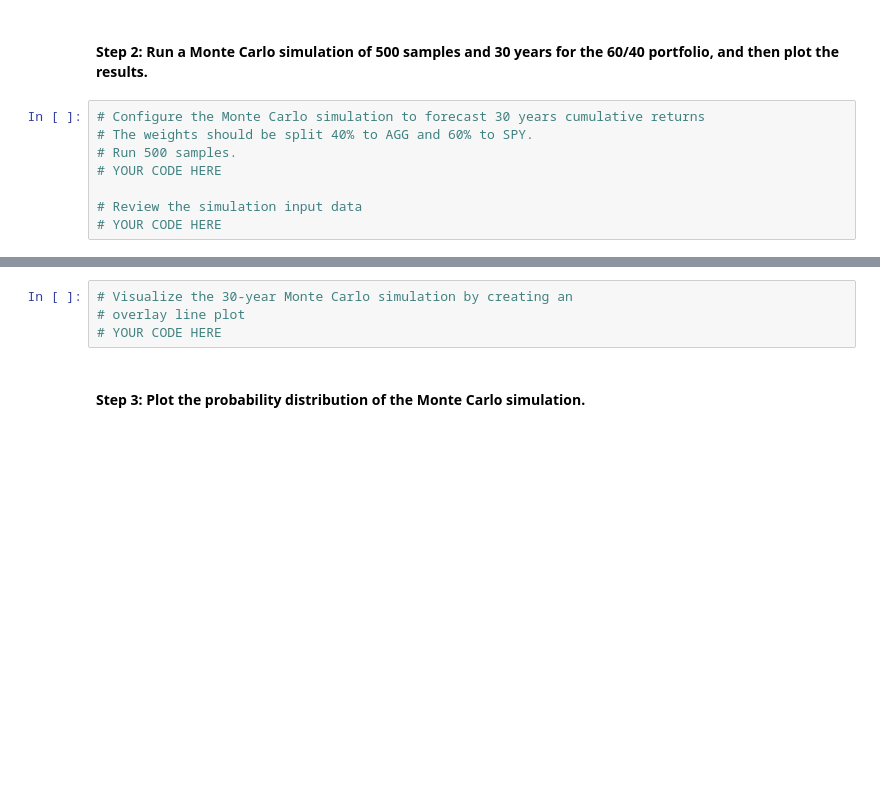
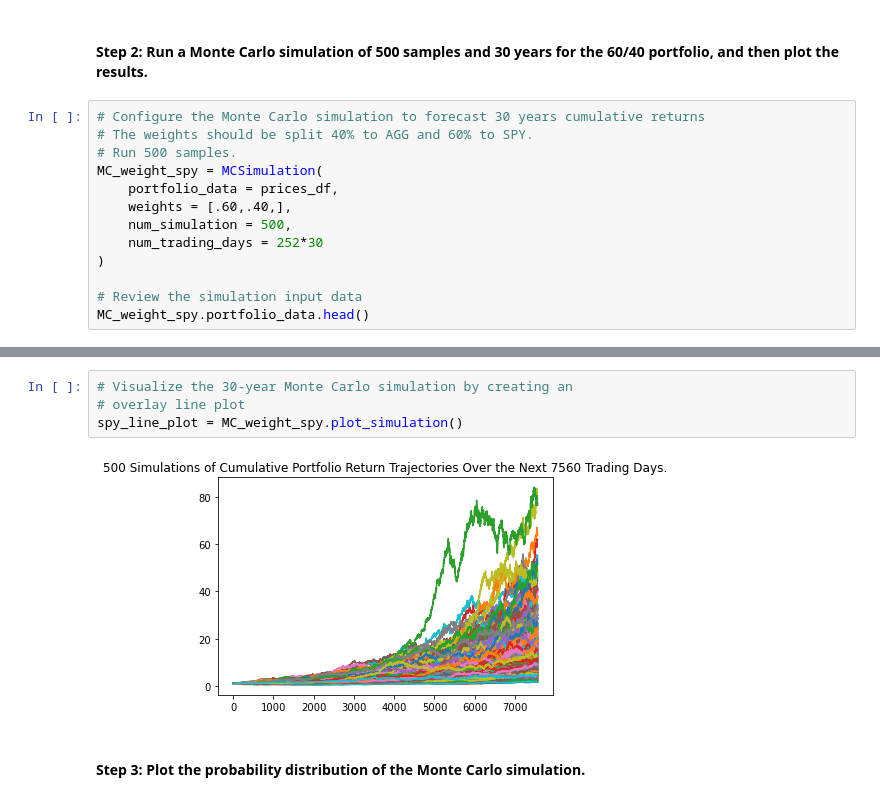
Before and after one commit to jgrichardson/emergency_and_retirement, a Jupyter notebook: financial_planning_tools.ipynb, the cells around one changed output, grey strips where cells are left out. Saved outputs shown, nothing was run; the diff lists cells and outputs as text; blank space fills up the shorter version.

Commit message:
Add 30 year monte carlo simulation analysis for retirement

```diff
--- a/financial_planning_tools.ipynb
+++ b/financial_planning_tools.ipynb
@@ -351,7 +351,12 @@ display(prices_df.tail())
 # Configure the Monte Carlo simulation to forecast 30 years cumulative returns
 # The weights should be split 40% to AGG and 60% to SPY.
 # Run 500 samples.
-# YOUR CODE HERE
+MC_weight_spy = MCSimulation(
+    portfolio_data = prices_df,
+    weights = [.60,.40,],
+    num_simulation = 500,
+    num_trading_days = 252*30
+)
 
 # Review the simulation input data
-# YOUR CODE HERE
+MC_weight_spy.portfolio_data.head()
@@ -361,7 +417,9 @@ display(prices_df.tail())
 # %%
 # Visualize the 30-year Monte Carlo simulation by creating an
 # overlay line plot
-# YOUR CODE HERE
+spy_line_plot = MC_weight_spy.plot_simulation()
+# %% [output]
+[figure, added]
 # %% [markdown]
 #### Step 3: Plot the probability distribution of the Monte Carlo simulation.
 # %%
```
Also changed, not shown: parts of 7 cells of this notebook.
